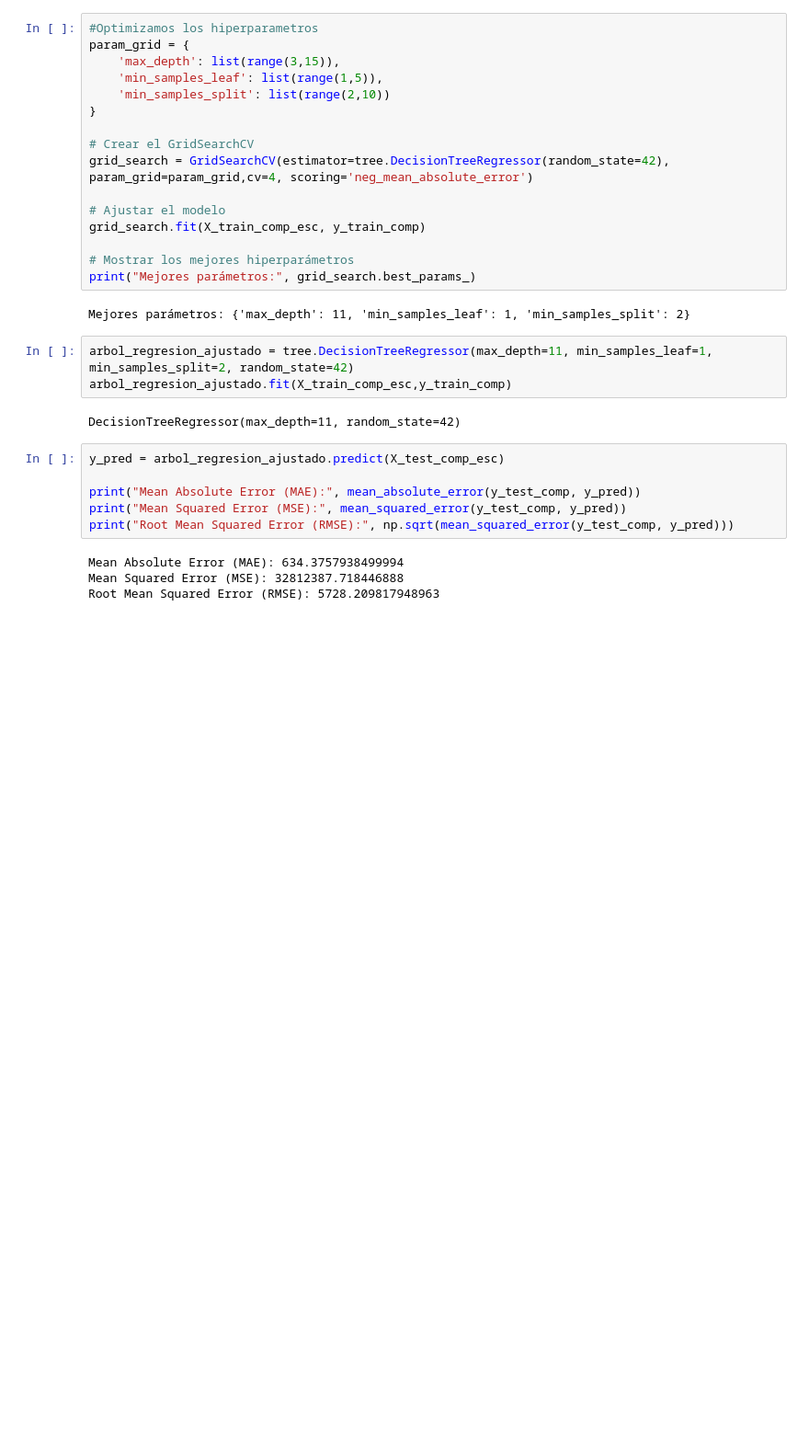
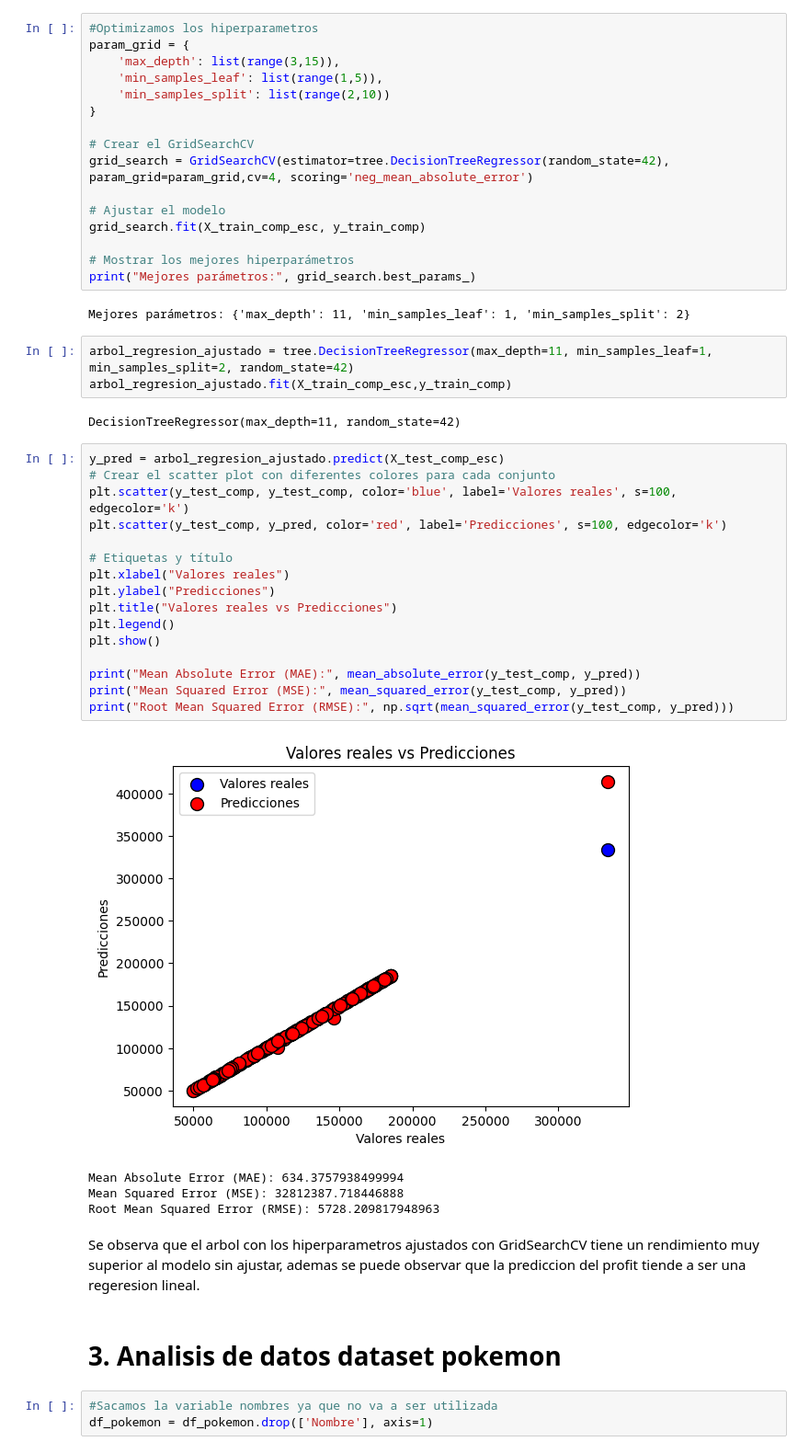
Before and after one commit to EugenioBravi/TP2_mineria, a Jupyter notebook: TP_2.ipynb, the cells around one changed output. Shown at 92% size. Saved outputs shown, nothing was run; the diff lists cells and outputs as text; blank space fills up the shorter version.

Commit message:
3. Analisis de datos pokemon

```diff
--- a/TP_2.ipynb
+++ b/TP_2.ipynb
@@ -213,11 +229,29 @@ arbol_regresion_ajustado.fit(X_train_comp_esc,y_train_comp)
 DecisionTreeRegressor(max_depth=11, random_state=42)
 # %%
 y_pred = arbol_regresion_ajustado.predict(X_test_comp_esc)
+# Crear el scatter plot con diferentes colores para cada conjunto
+plt.scatter(y_test_comp, y_test_comp, color='blue', label='Valores reales', s=100, edgecolor='k')
+plt.scatter(y_test_comp, y_pred, color='red', label='Predicciones', s=100, edgecolor='k')
+
+# Etiquetas y título
+plt.xlabel("Valores reales")
+plt.ylabel("Predicciones")
+plt.title("Valores reales vs Predicciones")
+plt.legend()
+plt.show()
 
 print("Mean Absolute Error (MAE):", mean_absolute_error(y_test_comp, y_pred))
 print("Mean Squared Error (MSE):", mean_squared_error(y_test_comp, y_pred))
 print("Root Mean Squared Error (RMSE):", np.sqrt(mean_squared_error(y_test_comp, y_pred)))
 # %% [output]
+[figure, added]
 Mean Absolute Error (MAE): 634.3757938499994
 Mean Squared Error (MSE): 32812387.718446888
 Root Mean Squared Error (RMSE): 5728.209817948963
+# %% [markdown]
+Se observa que el arbol con los hiperparametros ajustados con GridSearchCV tiene un rendimiento muy superior al modelo sin ajustar, ademas se puede observar que la prediccion del profit tiende a ser una regeresion lineal.
+# %% [markdown]
+# 3. Analisis de datos dataset pokemon
+# %%
+#Sacamos la variable nombres ya que no va a ser utilizada
+df_pokemon = df_pokemon.drop(['Nombre'], axis=1)
```
Also changed, not shown: parts of 18 cells of this notebook.
